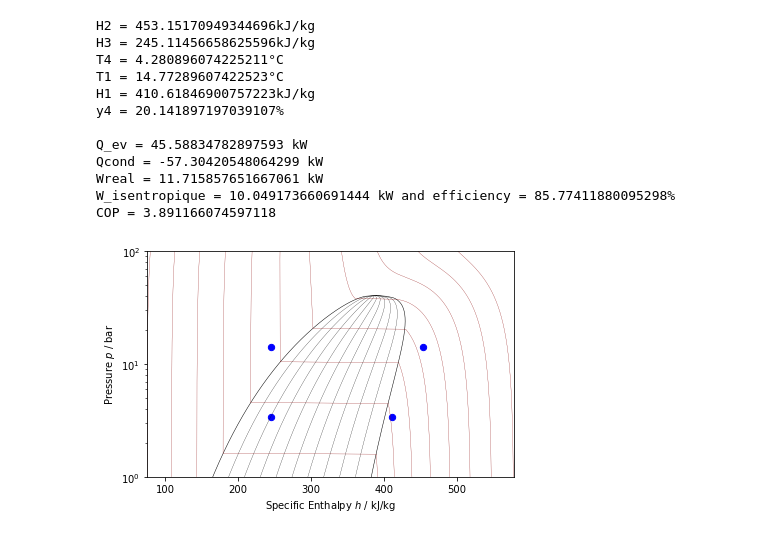
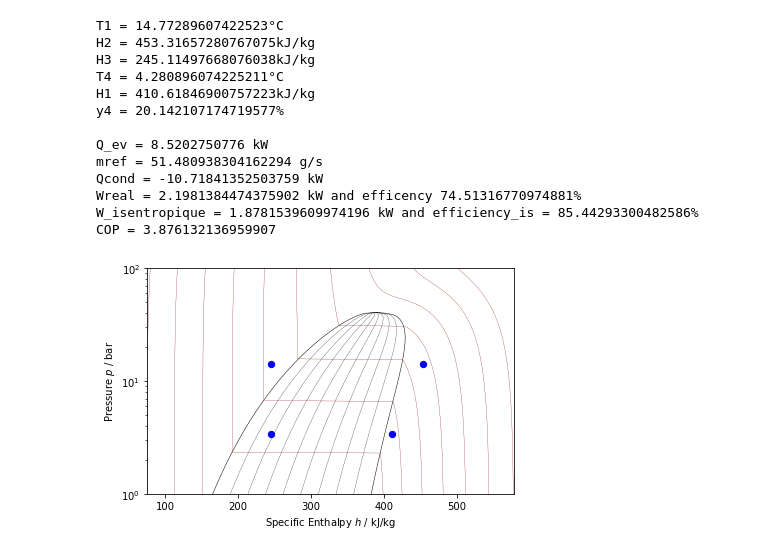
Before and after one commit to JolanKerrien/Tp, a Jupyter notebook: Tp.ipynb, the cells around one changed output. Cells and saved outputs as stored; diff of their text form; code cells hidden in the pictures.

```diff
--- a/Tp.ipynb
+++ b/Tp.ipynb
@@ -5,52 +5,54 @@ import CoolProp.CoolProp as CP
 import CoolProp.Plots as CPP
 # %%
 #Experimental datas
-PHP = 14.3e5 #Pa
+PHP = 14.2e5 #Pa
 PBP = 3.41e5 #Pa
 T2 = 77.45+273.15 #K
 T3 = 32.36+273.15 #K
 Tsurch = 10.492 #°C
+T1 = CP.PropsSI('T','Q',1,'P',PBP,'R134a')+Tsurch;print(f'T1 = {T1-273.15}°C') #2.58°C
 m = 275.4518*1e-3 #kg/s
 
 #Calculation
 Htp2 = CP.PropsSI('H','T',T2,'P',PHP,'R134a');print(f'H2 = {Htp2*1e-3}kJ/kg')
 Htp3 = CP.PropsSI('H','T',T3,'P',PHP,'R134a');print(f'H3 = {Htp3*1e-3}kJ/kg')
 T4 = CP.PropsSI('T','H',Htp3,'P',PBP,'R134a');print(f'T4 = {T4-273.15}°C')
-T1 = CP.PropsSI('T','Q',1,'P',PBP,'R134a')+Tsurch;print(f'T1 = {T1-273.15}°C')
 Htp1 = CP.PropsSI('H','T',T1,'P',PBP,'R134a');print(f'H1 = {Htp1*1e-3}kJ/kg')
 x4 = CP.PropsSI('Q','P',PBP,'H',Htp3,'R134a'); print(f'y4 = {x4*100}%')
 
 print("")
-Qev = m*(Htp1-Htp3)*1e-3;print(f'Q_ev = {Qev} kW') #Htp3=Htp4
-Qcond = m*(Htp3-Htp2)*1e-3; print(f'Qcond = {Qcond} kW')
+Qev = m*(11-3.6)*4.18; print(f'Q_ev = {Qev} kW')
+mref = Qev/(Htp1-Htp3)/1e-3; print(f'mref = {mref*1e3} g/s')  #Htp3=Htp4
+Qcond = mref*(Htp3-Htp2)*1e-3; print(f'Qcond = {Qcond} kW')
 
 S1 = CP.PropsSI('S','H',Htp1,'P',PBP,'R134a') #entropy
 Htp2is = CP.PropsSI('H','S',S1,'T',77.45+273.45,'R134a')
-Wreal = m*(Htp2-Htp1)*1e-3; print(f'Wreal = {Wreal} kW')
-Wisen = m*(Htp2is-Htp1)*1e-3;print(f'W_isentropique = {Wisen} kW and efficiency = {Wisen/Wreal*100}%')
+Wreal = mref*(Htp2-Htp1)*1e-3; print(f'Wreal = {Wreal} kW and efficency {Wreal/2.95*100}%')
+Wisen = mref*(Htp2is-Htp1)*1e-3;print(f'W_isentropique = {Wisen} kW and efficiency_is = {Wisen/Wreal*100}%')
 COP = Qev/Wreal; print(f'COP = {COP}')
 # %% [output]
-H2 = 453.15170949344696kJ/kg
-H3 = 245.11456658625596kJ/kg
+T1 = 14.77289607422523°C
+H2 = 453.31657280767075kJ/kg
+H3 = 245.11497668076038kJ/kg
 T4 = 4.280896074225211°C
-T1 = 14.77289607422523°C
 H1 = 410.61846900757223kJ/kg
-y4 = 20.141897197039107%
+y4 = 20.142107174719577%
 
-Q_ev = 45.58834782897593 kW
-Qcond = -57.30420548064299 kW
-Wreal = 11.715857651667061 kW
-W_isentropique = 10.049173660691444 kW and efficiency = 85.77411880095298%
-COP = 3.891166074597118
+Q_ev = 8.5202750776 kW
+mref = 51.480938304162294 g/s
+Qcond = -10.71841352503759 kW
+Wreal = 2.1981384474375902 kW and efficency 74.51316770974881%
+W_isentropique = 1.8781539609974196 kW and efficiency_is = 85.44293300482586%
+COP = 3.876132136959907
 # %%
-plot = CPP.PropertyPlot('HEOS::R134a', 'PH', unit_system='EUR', tp_limits='ACHP')
-plt.ylim((1,100))
-plot.calc_isolines(CP.iQ, num=11)
-plot.calc_isolines(CP.iT, num=11)
+plot = CPP.PropertyPlot('HEOS::R134a', 'PH', unit_system='EUR', tp_limits='ACHP');
+plt.ylim((1,100));
+plot.calc_isolines(CP.iQ, num=10);
+plot.calc_isolines(CP.iT, num=10);
 PTP = np.array([3.41,14.2,14.2,3.41]) #bar
 HTP = np.array([Htp1,Htp2,Htp3,Htp3])*1e-3 # kJ/kg
-plt.scatter(HTP,PTP,s=40,c='blue')
-plot.show()
+plt.scatter(HTP,PTP,s=40,c='blue');
+plot.show();
 #plot.savefig("TP.png",dpi=200)
 # %% [output]
-[figure, old version]
+[figure, new version]
```
